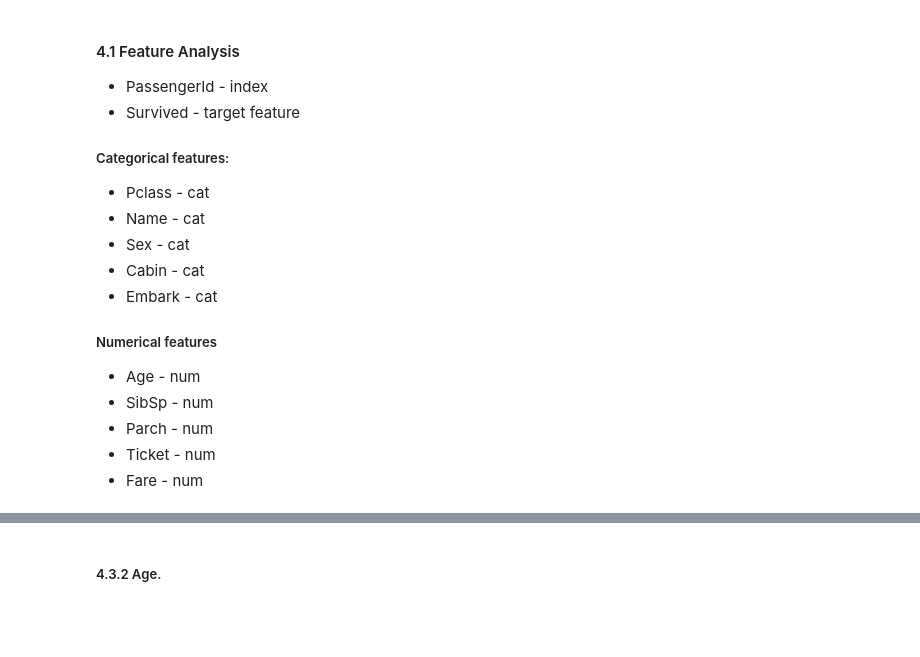
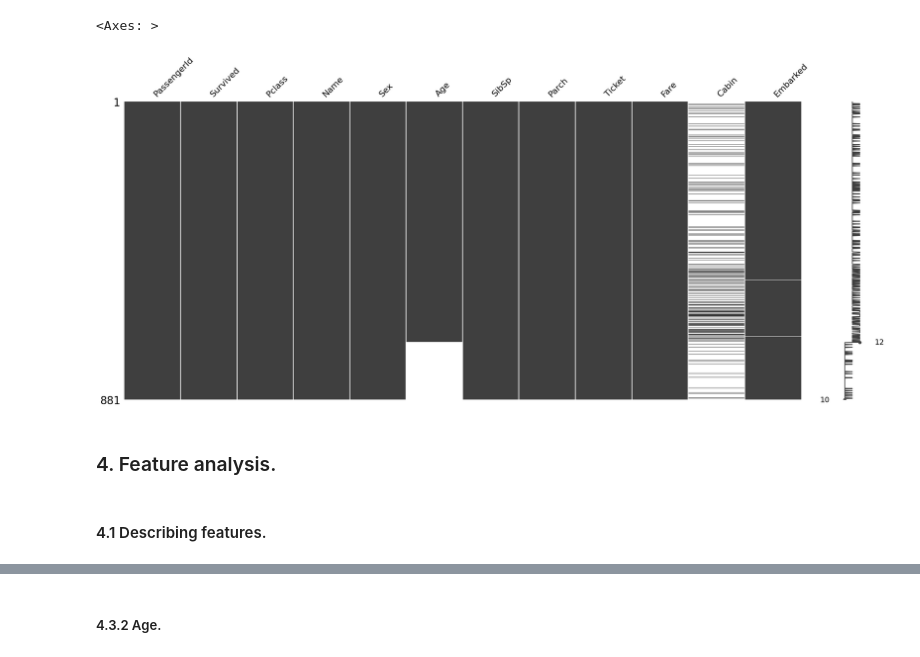
Before and after one commit to Fabiqula/Titanic_kaggle, a Jupyter notebook: main.ipynb, the cells around one changed output, grey strips where cells are left out. Cells and saved outputs as stored; diff of their text form; code cells hidden in the pictures; blank space fills up the shorter version.

Commit message:
Further development of features and models

```diff
--- a/main.ipynb
+++ b/main.ipynb
@@ -11,4 +64,15 @@ import seaborn as sns
 
 import warnings
 warnings.filterwarnings("ignore")
+
+from sklearn.ensemble import RandomForestClassifier, AdaBoostClassifier, GradientBoostingClassifier, ExtraTreesClassifier, VotingClassifier
+from sklearn.discriminant_analysis import LinearDiscriminantAnalysis
+from sklearn.linear_model import LogisticRegression
+from sklearn.neighbors import KNeighborsClassifier
+from sklearn.tree import DecisionTreeClassifier
+from sklearn.neural_network import MLPClassifier
+from sklearn.svm import SVC
+from sklearn.model_selection import GridSearchCV, cross_val_score, StratifiedKFold, learning_curve
+
+sns.set(style='white', context='notebook', palette='deep')
 # %% [markdown]
@@ -62,19 +266,10 @@ train.query('Embarked == "Q"')
-# %% [markdown]
-#### 4.1 Feature Analysis
-
-* PassengerId - index
-* Survived - target feature
-
-##### Categorical features:
-* Pclass - cat
-* Name - cat
-* Sex - cat
-* Cabin - cat
-* Embark - cat
-
-##### Numerical features
-* Age - num
-* SibSp - num
-* Parch - num
-* Ticket - num
-* Fare - num
+# %%
+sorted = train.sort_values('Age')
+missingno.matrix(sorted)
+# %% [output]
+<Axes: >
+[figure, added]
+# %% [markdown]
+### 4. Feature analysis.
+# %% [markdown]
+#### 4.1 Describing features.
```
Also changed, not shown: parts of 205 cells of this notebook.
